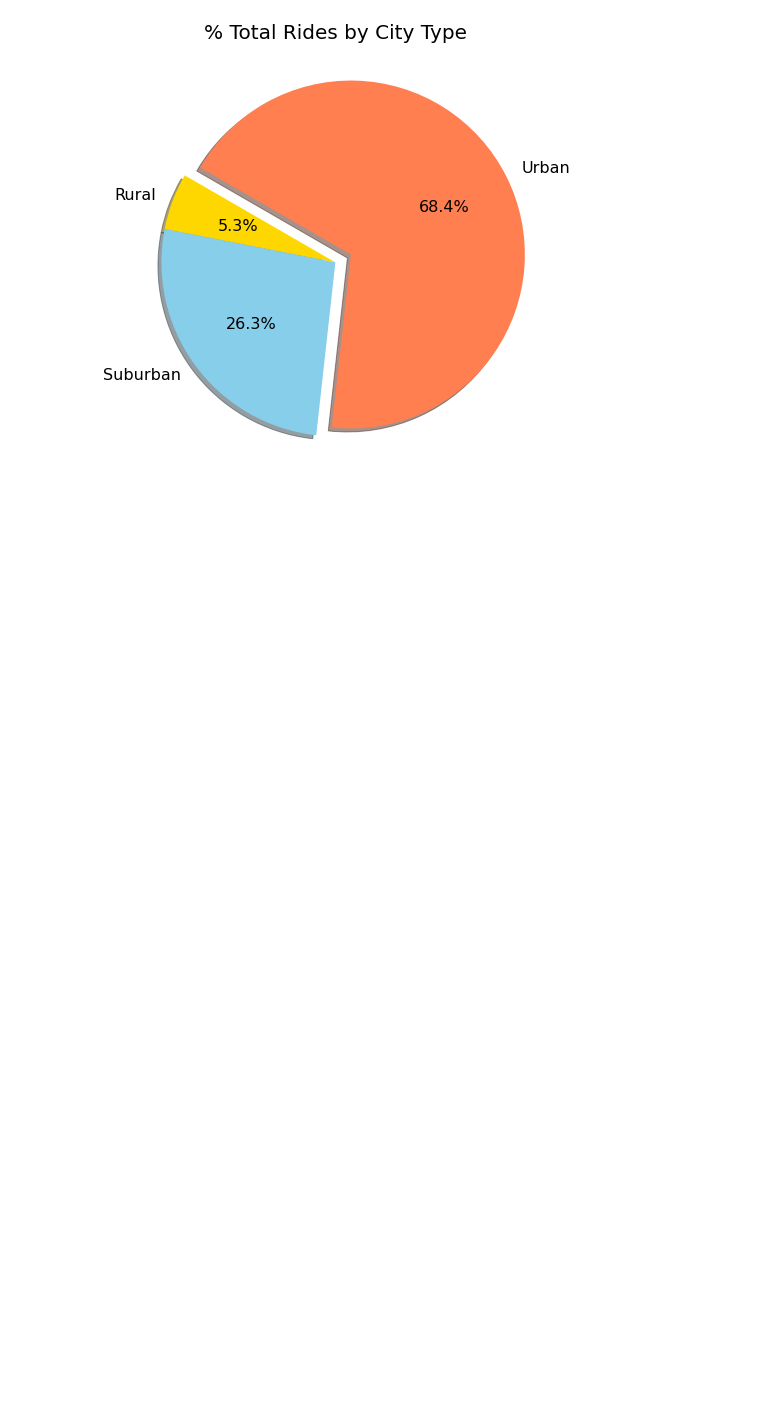
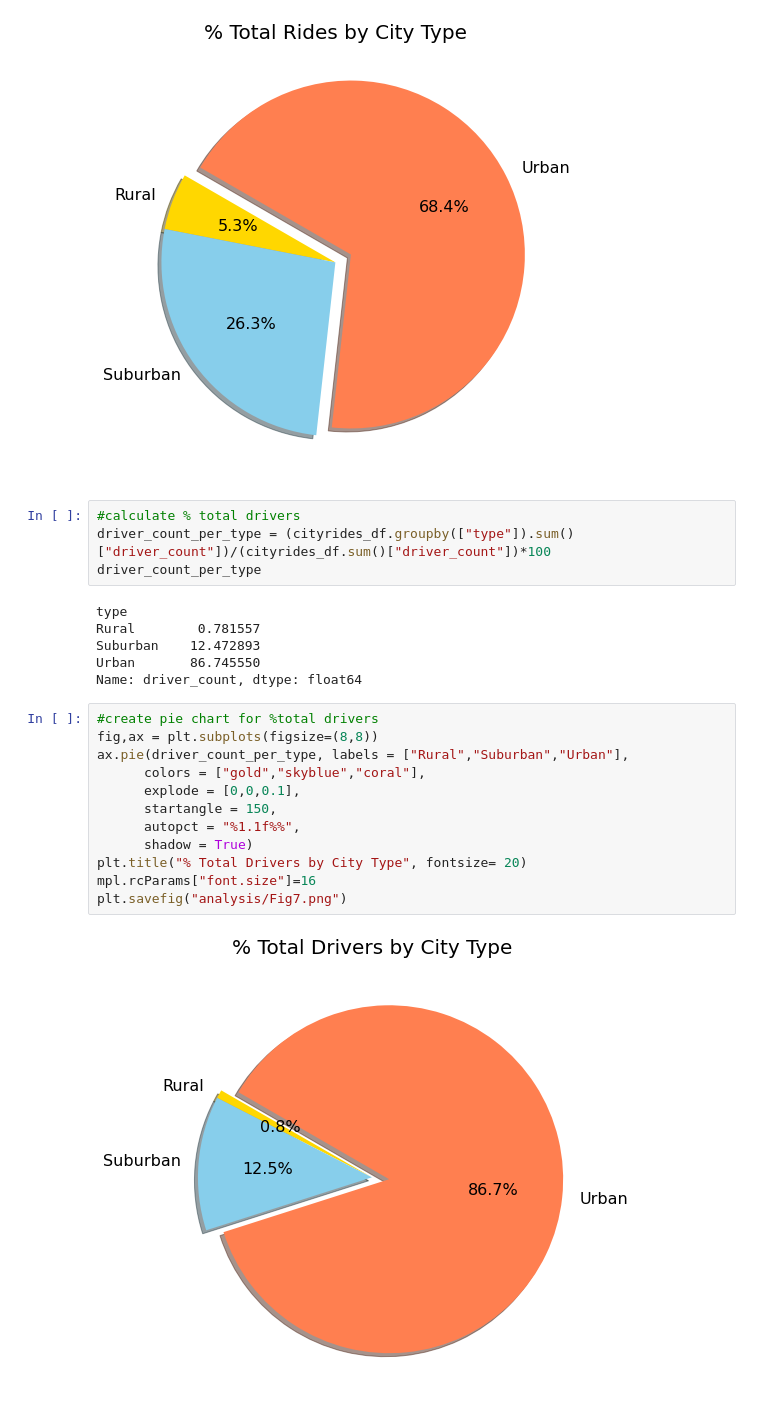
Before and after one commit to MCRobish/PyBer_Analysis, a Jupyter notebook: PyBer.ipynb, the cells around one changed output. Cells and saved outputs as stored; diff of their text form; blank space fills up the shorter version.

Commit message:
Pie chart of drivers by city type

```diff
--- a/PyBer.ipynb
+++ b/PyBer.ipynb
@@ -552,3 +552,27 @@ mpl.rcParams["font.size"]=16
 plt.savefig("analysis/Fig6.png")
 # %% [output]
 [figure]
+# %%
+#calculate % total drivers
+driver_count_per_type = (cityrides_df.groupby(["type"]).sum()["driver_count"])/(cityrides_df.sum()["driver_count"])*100
+driver_count_per_type
+# %% [output]
+type
+Rural        0.781557
+Suburban    12.472893
+Urban       86.745550
+Name: driver_count, dtype: float64
+# %%
+#create pie chart for %total drivers
+fig,ax = plt.subplots(figsize=(8,8))
+ax.pie(driver_count_per_type, labels = ["Rural","Suburban","Urban"],
+      colors = ["gold","skyblue","coral"],
+      explode = [0,0,0.1],
+      startangle = 150,
+      autopct = "%1.1f%%",
+      shadow = True)
+plt.title("% Total Drivers by City Type", fontsize= 20)
+mpl.rcParams["font.size"]=16
+plt.savefig("analysis/Fig7.png")
+# %% [output]
+[figure, added]
```
Also changed, not shown: 1 other file.
